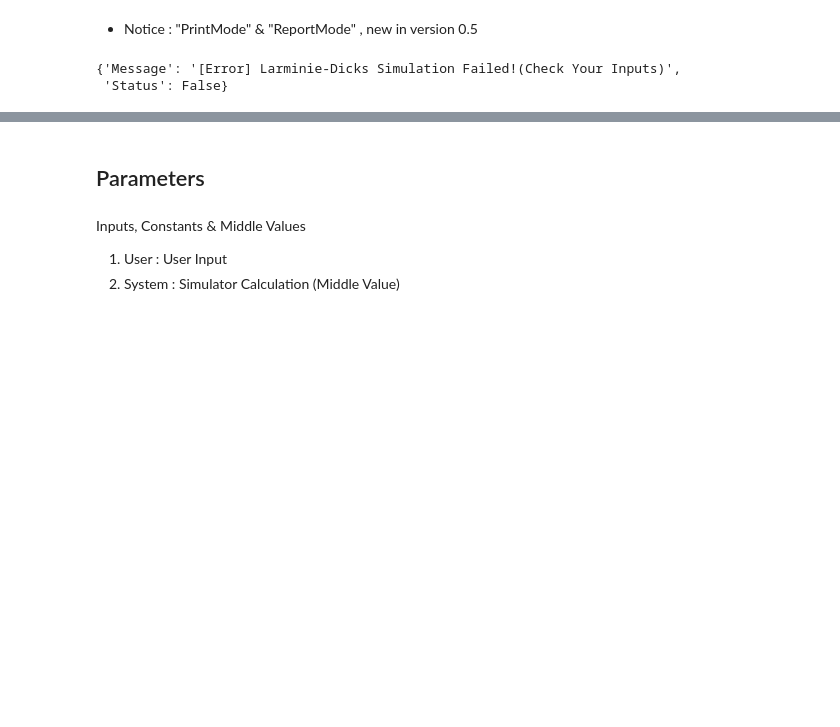
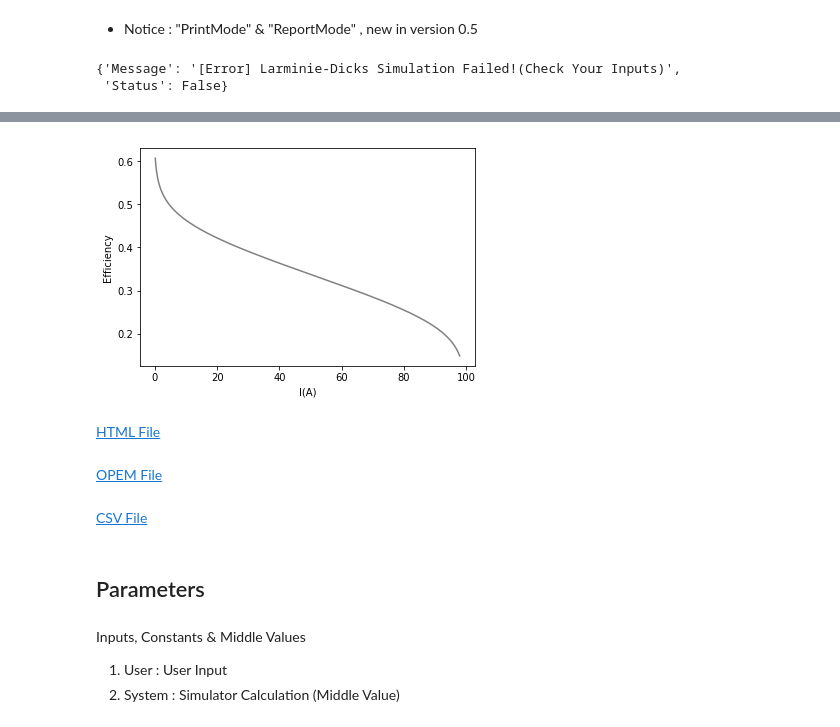
Before and after one commit to ECSIM/opem, a Jupyter notebook: Documents/Larminie_Dicks.ipynb, the cells around one changed output, grey strips where cells are left out. Saved outputs shown, nothing was run; the diff lists cells and outputs as text; code cells hidden in the pictures; blank space fills up the shorter version.

```diff
--- a/Documents/Larminie_Dicks.ipynb
+++ b/Documents/Larminie_Dicks.ipynb
@@ -216,3 +254,13 @@ Static_Analysis(InputMethod={},TestMode=True,PrintMode=False,ReportMode=True)
+# %%
+plot_func(data["I"],data["EFF"],"I(A)","Efficiency","gray")
+# %% [output]
+[figure, added]
+# %% [markdown]
+<a href="Larminie-Dicks/Larminiee_Test.html">HTML File</a>
+# %% [markdown]
+<a href="Larminie-Dicks/Larminiee_Test.opem">OPEM File</a>
+# %% [markdown]
+<a href="Larminie-Dicks/Larminiee_Test.csv">CSV File</a>
 # %% [markdown]
 ## Parameters
 # %% [markdown]
```
Also changed, not shown: parts of 9 cells of this notebook, 3 other files.
